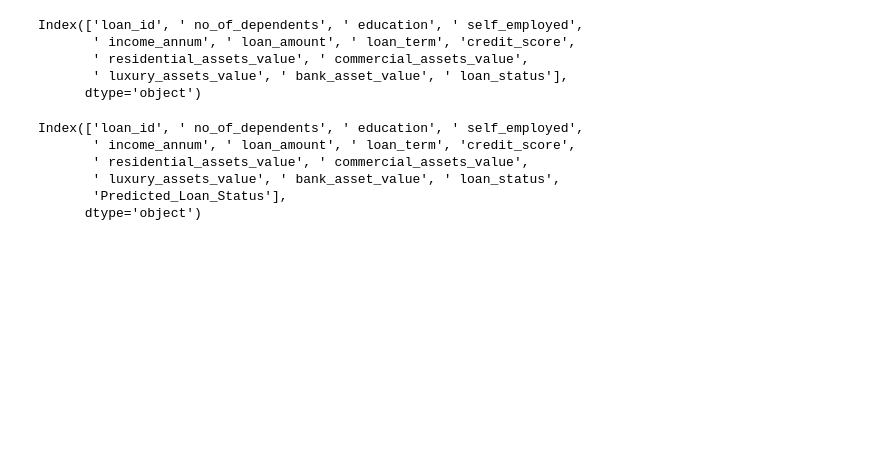
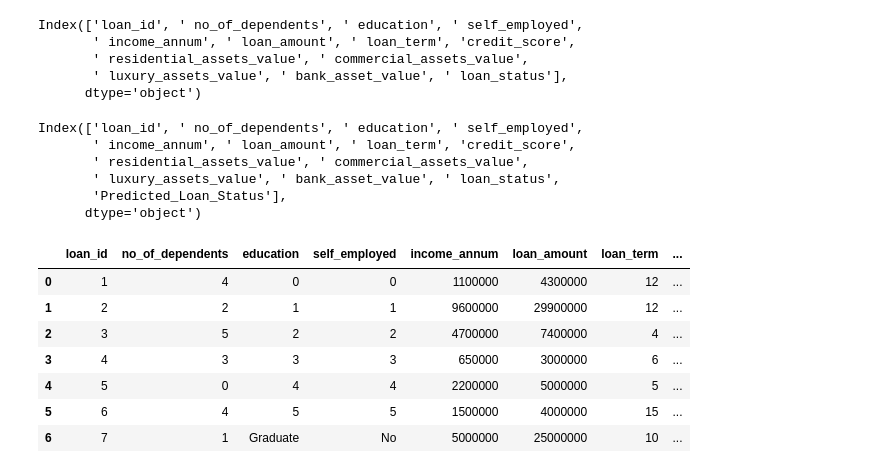
Before and after one commit to mwend-a/Loan_Guard, a Jupyter notebook: Untitled-1.ipynb, the cells around one changed output. Cells and saved outputs as stored; diff of their text form; code cells hidden in the pictures; blank space fills up the shorter version.

```diff
--- a/Untitled-1.ipynb
+++ b/Untitled-1.ipynb
@@ -353,9 +326,18 @@ Index(['loan_id', ' no_of_dependents', ' education', ' self_employed',
       dtype='object')
 # %%
 #Loading data from the new dataset
-#new_df = pd.read_csv('loan_csv.csv')
+new_user_df = pd.read_csv('loan_csv.csv')
 #new_user_df = new_df [[ 'loan_id',' no_of_dependents', ' education', ' self_employed', ' income_annum',
                     #' loan_amount', ' loan_term', 'credit_score',' residential_assets_value',' commercial_assets_value',' luxury_assets_value',' bank_asset_value']]
 
-#new_user_df
+new_user_df
+# %% [output]
+|  | loan_id | no_of_dependents | education | self_employed | income_annum | loan_amount | loan_term | ... |
+| 0 | 1 | 4 | 0 | 0 | 1100000 | 4300000 | 12 | ... |
+| 1 | 2 | 2 | 1 | 1 | 9600000 | 29900000 | 12 | ... |
+| 2 | 3 | 5 | 2 | 2 | 4700000 | 7400000 | 4 | ... |
+| 3 | 4 | 3 | 3 | 3 | 650000 | 3000000 | 6 | ... |
+| 4 | 5 | 0 | 4 | 4 | 2200000 | 5000000 | 5 | ... |
+| 5 | 6 | 4 | 5 | 5 | 1500000 | 4000000 | 15 | ... |
+| 6 | 7 | 1 | Graduate | No | 5000000 | 25000000 | 10 | ... |
 # %%
```
Also changed, not shown: parts of 26 cells of this notebook, 13 other files.
